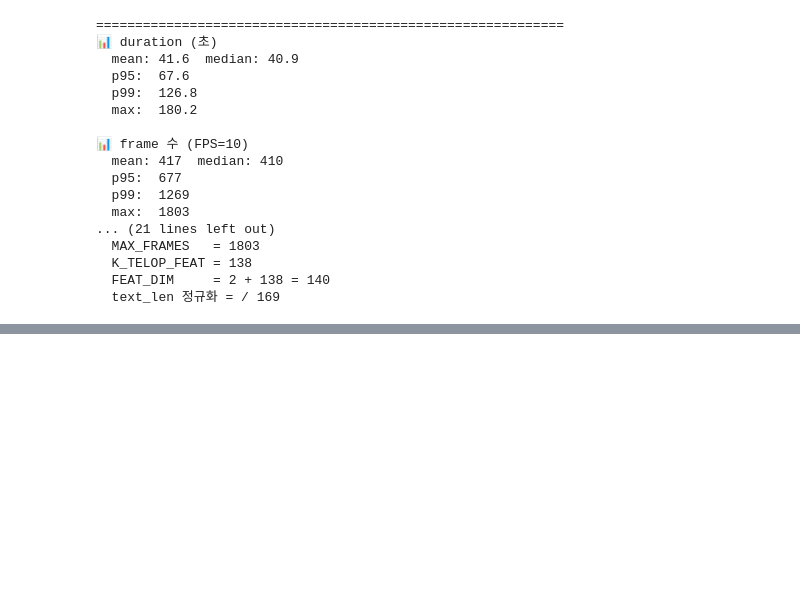
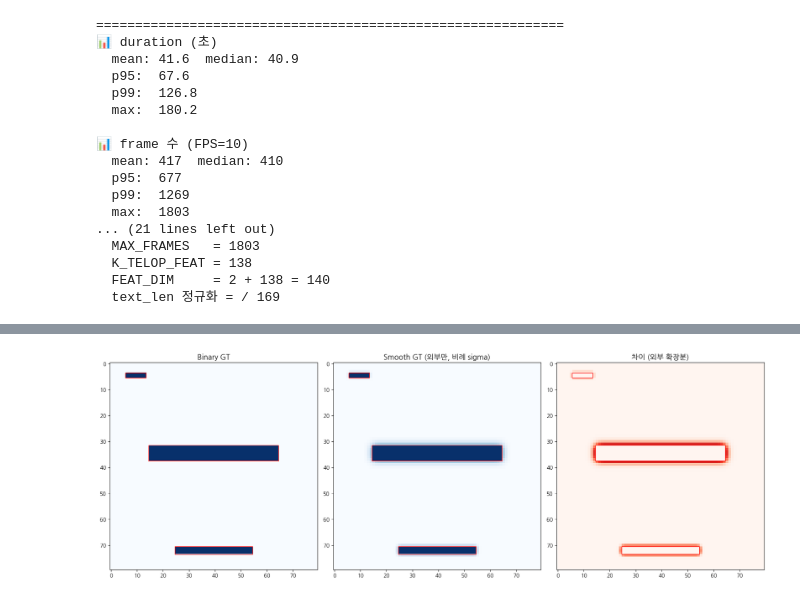
Before and after one commit to taeyoung-ko/telop-generation, a Jupyter notebook: debug.ipynb, the cells around one changed output, grey strips where cells are left out. Saved outputs shown, nothing was run; the diff lists cells and outputs as text; code cells hidden in the pictures; blank space fills up the shorter version.

Commit message:
copy: Smoothing 추가

```diff
--- a/debug.ipynb
+++ b/debug.ipynb
@@ -520,3 +520,99 @@ if __name__ == "__main__":
   K_TELOP_FEAT = 138
   FEAT_DIM     = 2 + 138 = 140
   text_len 정규화 = / 169
+# %%
+# %% label smoothing 시각화 (외부만 smoothing, 비례 sigma)
+import numpy as np
+import matplotlib.pyplot as plt
+from scipy.ndimage import gaussian_filter
+
+plt.rc('font', family='NanumGothic')
+
+GRID_H, GRID_W = 80, 80
+
+telops = [
+    {"name": "로고 (작음)", "cx": 10, "cy": 5, "w": 8, "h": 2},
+    {"name": "자막 (중간)", "cx": 40, "cy": 72, "w": 30, "h": 3},
+    {"name": "제목 (큼)",   "cx": 40, "cy": 35, "w": 50, "h": 6},
+]
+
+# ── binary mask ──
+binary = np.zeros((GRID_H, GRID_W), dtype=np.float32)
+for t in telops:
+    x0 = max(0, t["cx"] - t["w"] // 2)
+    y0 = max(0, t["cy"] - t["h"] // 2)
+    x1 = min(GRID_W, x0 + t["w"])
+    y1 = min(GRID_H, y0 + t["h"])
+    binary[y0:y1, x0:x1] = 1.0
+
+# ── smooth mask (외부만, 비례 sigma) ──
+smooth = np.zeros((GRID_H, GRID_W), dtype=np.float32)
+for t in telops:
+    x0 = max(0, t["cx"] - t["w"] // 2)
+    y0 = max(0, t["cy"] - t["h"] // 2)
+    x1 = min(GRID_W, x0 + t["w"])
+    y1 = min(GRID_H, y0 + t["h"])
+
+    single = np.zeros((GRID_H, GRID_W), dtype=np.float32)
+    single[y0:y1, x0:x1] = 1.0
+
+    min_dim = min(t["w"], t["h"])
+    sigma = min_dim * 0.22
+
+    blurred = gaussian_filter(single, sigma=sigma)
+    merged = np.maximum(single, blurred)
+
+    smooth = np.maximum(smooth, merged)
+    print(f"  {t['name']}: w={t['w']} h={t['h']} min_dim={min_dim} sigma={sigma:.2f}")
+
+# ── 시각화 ──
+fig, axes = plt.subplots(1, 3, figsize=(18, 8))
+
+axes[0].imshow(binary, cmap="Blues", vmin=0, vmax=1, origin="upper")
+axes[0].set_title("Binary GT", fontsize=14)
+
+axes[1].imshow(smooth, cmap="Blues", vmin=0, vmax=1, origin="upper")
+axes[1].set_title("Smooth GT (외부만, 비례 sigma)", fontsize=14)
+
+diff = smooth - binary
+axes[2].imshow(diff, cmap="Reds", vmin=0, vmax=0.5, origin="upper")
+axes[2].set_title("차이 (외부 확장분)", fontsize=14)
+
+for ax in axes:
+    for t in telops:
+        x0 = max(0, t["cx"] - t["w"] // 2)
+        y0 = max(0, t["cy"] - t["h"] // 2)
+        rect = plt.Rectangle((x0-0.5, y0-0.5), t["w"], t["h"],
+                              linewidth=1, edgecolor='red', facecolor='none')
+        ax.add_patch(rect)
+    ax.set_xlim(-0.5, GRID_W-0.5)
+    ax.set_ylim(GRID_H-0.5, -0.5)
+
+plt.tight_layout()
+plt.savefig("./label_smoothing_proportional.png", dpi=150, bbox_inches="tight")
+plt.show()
+
+# ── 텔롭별 단면 ──
+fig2, axes2 = plt.subplots(len(telops), 1, figsize=(12, 4*len(telops)))
+for i, t in enumerate(telops):
+    cy = t["cy"]
+    axes2[i].plot(binary[cy, :], label="Binary", linewidth=2)
+    axes2[i].plot(smooth[cy, :], label="Smooth", linewidth=2, linestyle="--")
+    axes2[i].set_title(f"{t['name']} (y={cy} 단면, sigma={max(0.3, min(t['w'],t['h'])*0.2):.2f})", fontsize=12)
+    axes2[i].set_xlim(0, GRID_W)
+    axes2[i].set_ylim(-0.05, 1.1)
+    axes2[i].legend()
+    axes2[i].grid(True, alpha=0.3)
+
+plt.tight_layout()
+plt.savefig("./label_smoothing_cross_section.png", dpi=150, bbox_inches="tight")
+plt.show()
+
+# ── 통계 ──
+ext = smooth - binary
+ext_nonzero = ext[ext > 0]
+print(f"\n📊 외부 확장 통계")
+print(f"  확장 셀: {len(ext_nonzero)}개 ({len(ext_nonzero)/(GRID_H*GRID_W)*100:.1f}%)")
+print(f"  값 범위: {ext_nonzero.min():.3f} ~ {ext_nonzero.max():.3f}")
+print(f"  값 평균: {ext_nonzero.mean():.3f}")
+# %% [output]
@@ -522,0 +622 @@ if __name__ == "__main__":
+[figure, added]
```
Also changed, not shown: parts of 1 cell of this notebook, 2 other files.
